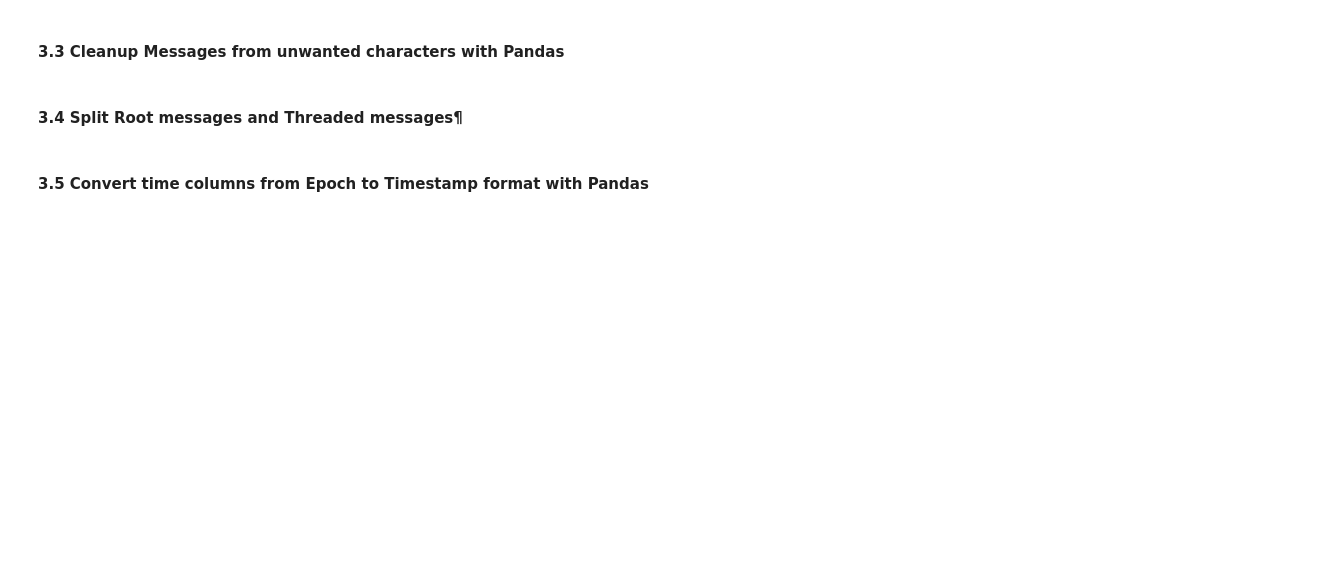
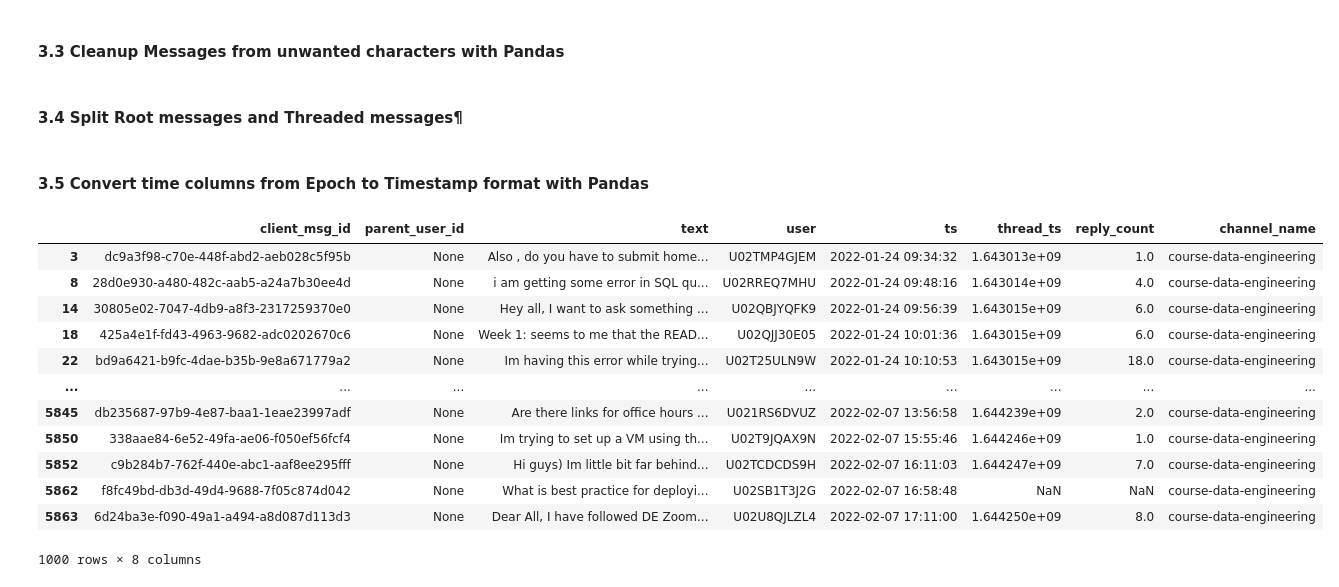
Before and after one commit to IremErturk/dtc-de-capstone-project, a Jupyter notebook: visualization/notebooks/explonatory-analysis.ipynb, the cells around one changed output. Cells and saved outputs as stored; diff of their text form; code cells hidden in the pictures; blank space fills up the shorter version.

```diff
--- a/visualization/notebooks/explonatory-analysis.ipynb
+++ b/visualization/notebooks/explonatory-analysis.ipynb
@@ -356,4 +371,4 @@ message_schema = types.StructType([
 )
 # %%
 message_data = spark.read.schema(message_schema) \
-        .json(f'{DATA_SOURCE_ROOT}/{COURSE_CHANNEL}/2020-11-*.json', multiLine=True)
+        .json(f'{DATA_SOURCE_ROOT}/{COURSE_CHANNEL}/*.json', multiLine=True)
@@ -413,0 +429,3 @@ message_data = message_data.where((col("subtype").isNull()) | ((col("subtype") !
+# %%
+columns_to_drop = ["type", "subtype", "reactions"]
+message_data = message_data.drop(*columns_to_drop)
@@ -473,3 +499,19 @@ thread_replies['thread_ts'] = thread_replies['thread_ts'].apply(lambda x: epoch_
 root_messages = root_messages.astype({"ts": float , "thread_ts": float})
 
 root_messages['ts'] = root_messages['ts'].apply(lambda x: epoch_2_datetime(x))
+# %%
+root_messages.head(1000)
+# %% [output]
+|  | client_msg_id | parent_user_id | text | user | ts | thread_ts | reply_count | channel_name |
+| 3 | dc9a3f98-c70e-448f-abd2-aeb028c5f95b | None | Also , do you have to submit home... | U02TMP4GJEM | 2022-01-24 09:34:32 | 1.643013e+09 | 1.0 | course-data-engineering |
+| 8 | 28d0e930-a480-482c-aab5-a24a7b30ee4d | None | i am getting some error in SQL qu... | U02RREQ7MHU | 2022-01-24 09:48:16 | 1.643014e+09 | 4.0 | course-data-engineering |
+| 14 | 30805e02-7047-4db9-a8f3-2317259370e0 | None | Hey all, I want to ask something ... | U02QBJYQFK9 | 2022-01-24 09:56:39 | 1.643015e+09 | 6.0 | course-data-engineering |
+| 18 | 425a4e1f-fd43-4963-9682-adc0202670c6 | None | Week 1: seems to me that the READ... | U02QJJ30E05 | 2022-01-24 10:01:36 | 1.643015e+09 | 6.0 | course-data-engineering |
+| 22 | bd9a6421-b9fc-4dae-b35b-9e8a671779a2 | None | Im having this error while trying... | U02T25ULN9W | 2022-01-24 10:10:53 | 1.643015e+09 | 18.0 | course-data-engineering |
+| ... | ... | ... | ... | ... | ... | ... | ... | ... |
+| 5845 | db235687-97b9-4e87-baa1-1eae23997adf | None | Are there links for office hours ... | U021RS6DVUZ | 2022-02-07 13:56:58 | 1.644239e+09 | 2.0 | course-data-engineering |
+| 5850 | 338aae84-6e52-49fa-ae06-f050ef56fcf4 | None | Im trying to set up a VM using th... | U02T9JQAX9N | 2022-02-07 15:55:46 | 1.644246e+09 | 1.0 | course-data-engineering |
+| 5852 | c9b284b7-762f-440e-abc1-aaf8ee295fff | None | Hi guys) Im little bit far behind... | U02TCDCDS9H | 2022-02-07 16:11:03 | 1.644247e+09 | 7.0 | course-data-engineering |
+| 5862 | f8fc49bd-db3d-49d4-9688-7f05c874d042 | None | What is best practice for deployi... | U02SB1T3J2G | 2022-02-07 16:58:48 | NaN | NaN | course-data-engineering |
+| 5863 | 6d24ba3e-f090-49a1-a494-a8d087d113d3 | None | Dear All, I have followed DE Zoom... | U02U8QJLZL4 | 2022-02-07 17:11:00 | 1.644250e+09 | 8.0 | course-data-engineering |
+1000 rows × 8 columns
```
Also changed, not shown: parts of 15 cells of this notebook.
